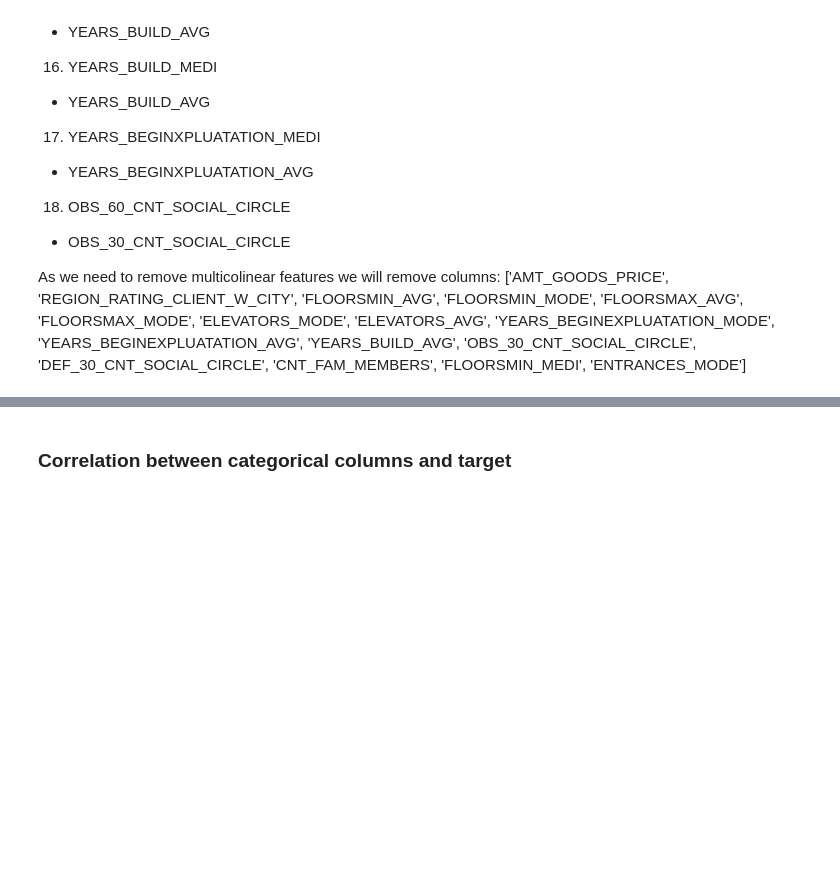
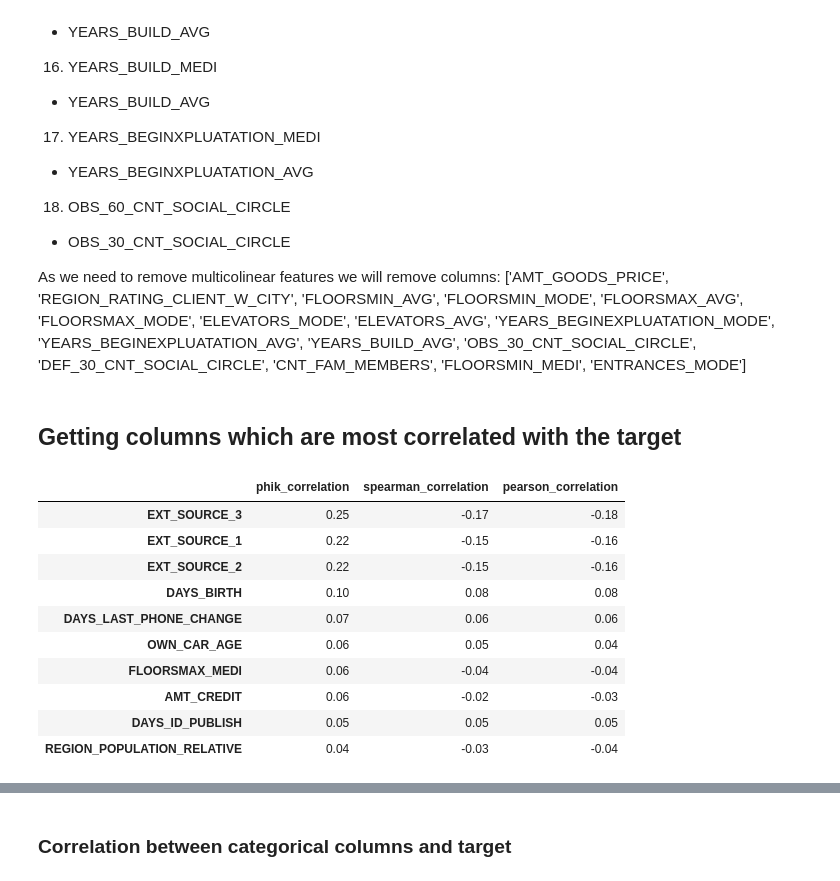
Before and after one commit to malgorzatakolka/HomeCreditDefaultRisk, a Jupyter notebook: Untitled.ipynb, the cells around one changed output, grey strips where cells are left out. Cells and saved outputs as stored; diff of their text form; code cells hidden in the pictures; blank space fills up the shorter version.

```diff
--- a/Untitled.ipynb
+++ b/Untitled.ipynb
@@ -509,3 +668,20 @@ multicollinear_features = ['AMT_GOODS_PRICE', 'REGION_RATING_CLIENT_W_CITY', 'FL
 
 # Getting numerical features that are correlated to the target but not with each other
 numerical = [i for i in numerical_corr if i not in multicollinear_features]
+# %% [markdown]
+## Getting columns which are most correlated with the target
+# %%
+df_corr_num = target_top_corr(df_eda, 'TARGET', numerical)
+df_corr_num
+# %% [output]
+|  | phik_correlation | spearman_correlation | pearson_correlation |
+| EXT_SOURCE_3 | 0.25 | -0.17 | -0.18 |
+| EXT_SOURCE_1 | 0.22 | -0.15 | -0.16 |
+| EXT_SOURCE_2 | 0.22 | -0.15 | -0.16 |
+| DAYS_BIRTH | 0.10 | 0.08 | 0.08 |
+| DAYS_LAST_PHONE_CHANGE | 0.07 | 0.06 | 0.06 |
+| OWN_CAR_AGE | 0.06 | 0.05 | 0.04 |
+| FLOORSMAX_MEDI | 0.06 | -0.04 | -0.04 |
+| AMT_CREDIT | 0.06 | -0.02 | -0.03 |
+| DAYS_ID_PUBLISH | 0.05 | 0.05 | 0.05 |
+| REGION_POPULATION_RELATIVE | 0.04 | -0.03 | -0.04 |
```
Also changed, not shown: parts of 49 cells of this notebook.
